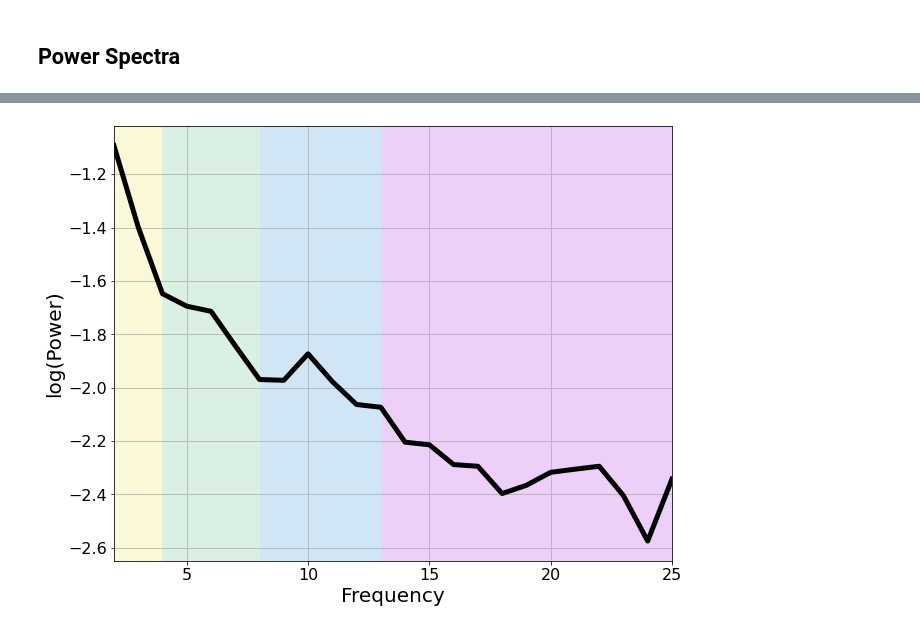
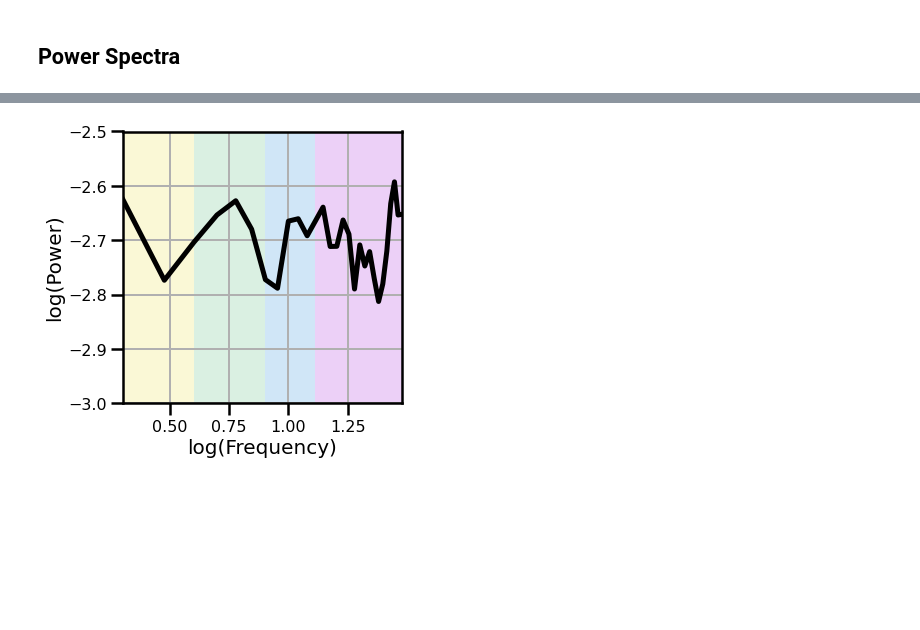
Before and after one commit to TomDonoghue/OverviewFigures, a Jupyter notebook: conflations.ipynb, the cells around one changed output, grey strips where cells are left out. Cells and saved outputs as stored; diff of their text form; code cells hidden in the pictures; blank space fills up the shorter version.

```diff
--- a/conflations.ipynb
+++ b/conflations.ipynb
@@ -16,14 +19,17 @@ from fooof.plts.spectra import plot_spectrum_shading
 
 from utils import save_fig
 from settings import BANDS, BAND_COLORS
+# %%
+import seaborn as sns
+sns.set_context('poster')
 # %%
 set_random_seed(505)
 # %% [markdown]
 ## Settings
 # %%
 fs = 1000
-n_seconds = 25
+n_seconds = 60
 # %%
-f_range = [2, 25]
+f_range = [2, 30]
 # %%
 times = create_times(n_seconds, fs)
@@ -66,10 +87,13 @@ save_fig(SAVE, 'white_noise_filters.pdf')
 # %%
 # Plot the power spectrum of the simulated signal
-freqs, powers = trim_spectrum(*compute_spectrum(pink, fs, nperseg=fs), f_range)
-plot_spectrum_shading(freqs, powers, lw=5, color='black', log_powers=True,
-                      shades=BANDS.definitions, shade_colors=list(BAND_COLORS.values()))
-plt.xlim(f_range)
-#plt.ylim([-2.2, -1.25])
-save_fig(SAVE, 'pink_noise_psd_shaded.pdf')
+_, ax = plt.subplots(figsize=(5, 5))
+freqs, powers = trim_spectrum(*compute_spectrum(white, fs, nperseg=fs), f_range)
+plot_spectrum_shading(freqs, powers, log_freqs=True, log_powers=True,
+                      lw=5, color='black', shades=BANDS.definitions,
+                      shade_colors=list(BAND_COLORS.values()), ax=ax)
+#plt.xlim(f_range)
+plt.xlim(np.log10(f_range))
+plt.ylim([-3, -2.5])
+save_fig(SAVE, 'white_noise_psd.pdf')
 # %% [output]
-[figure, old version]
+[figure, new version]
```
Also changed, not shown: parts of 23 cells of this notebook.
